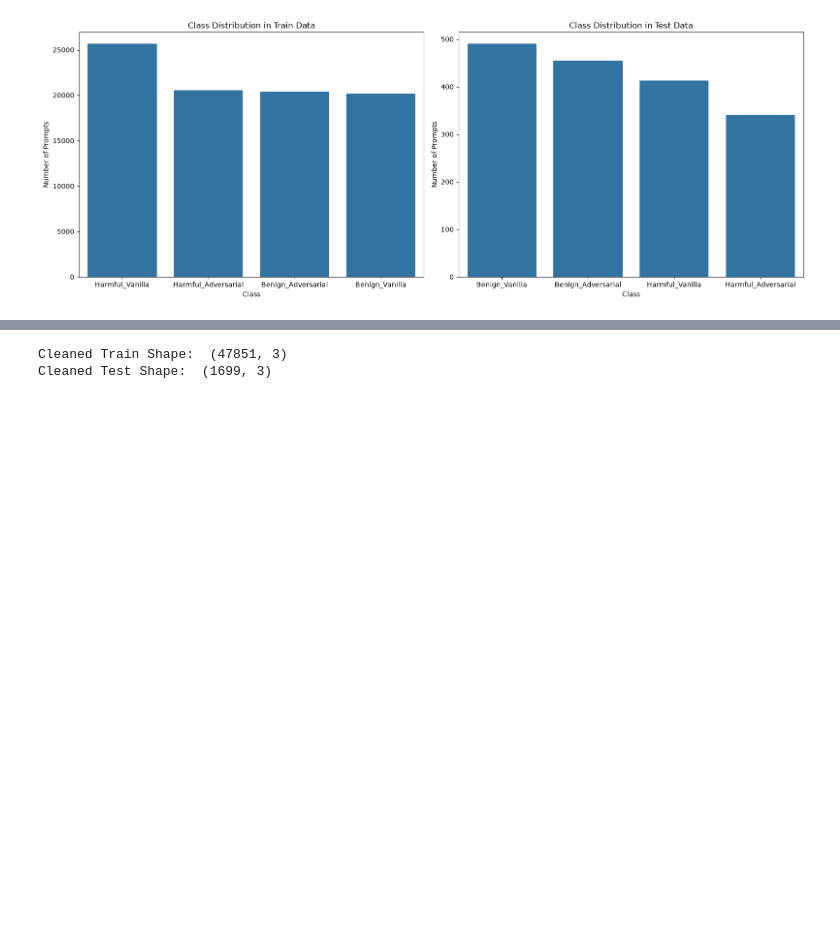
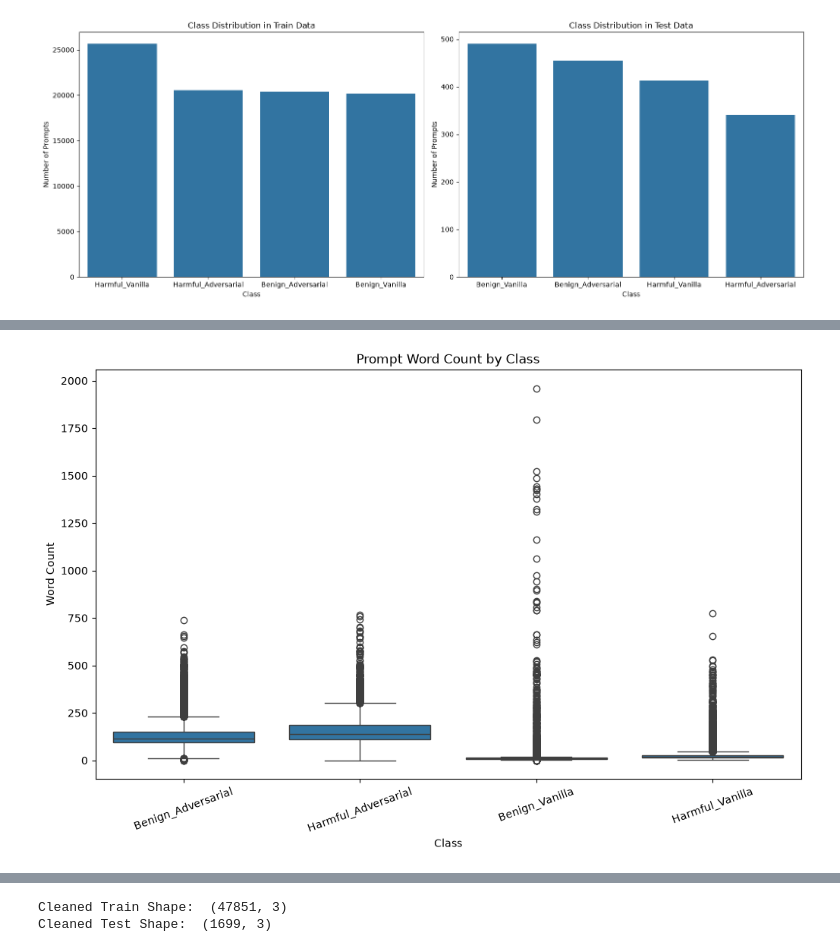
Before and after one commit to sharzilnfz/llmSafetyClassification, a Jupyter notebook: cse440_project.ipynb, the cells around one changed output, grey strips where cells are left out. Cells and saved outputs as stored; diff of their text form; code cells hidden in the pictures; blank space fills up the shorter version.

```diff
--- a/cse440_project.ipynb
+++ b/cse440_project.ipynb
@@ -235,0 +338,17 @@ plt.show()
+# %%
+plt.figure(figsize=(12, 7))
+
+sns.boxplot(
+    data=train_df,
+    x="target_name",
+    y="word_count"
+)
+
+plt.title("Prompt Word Count by Class")
+plt.xlabel("Class")
+plt.ylabel("Word Count")
+plt.xticks(rotation=20)
+
+plt.show()
+# %% [output]
+[figure, added]
```
Also changed, not shown: parts of 21 cells of this notebook, 2 other files.
